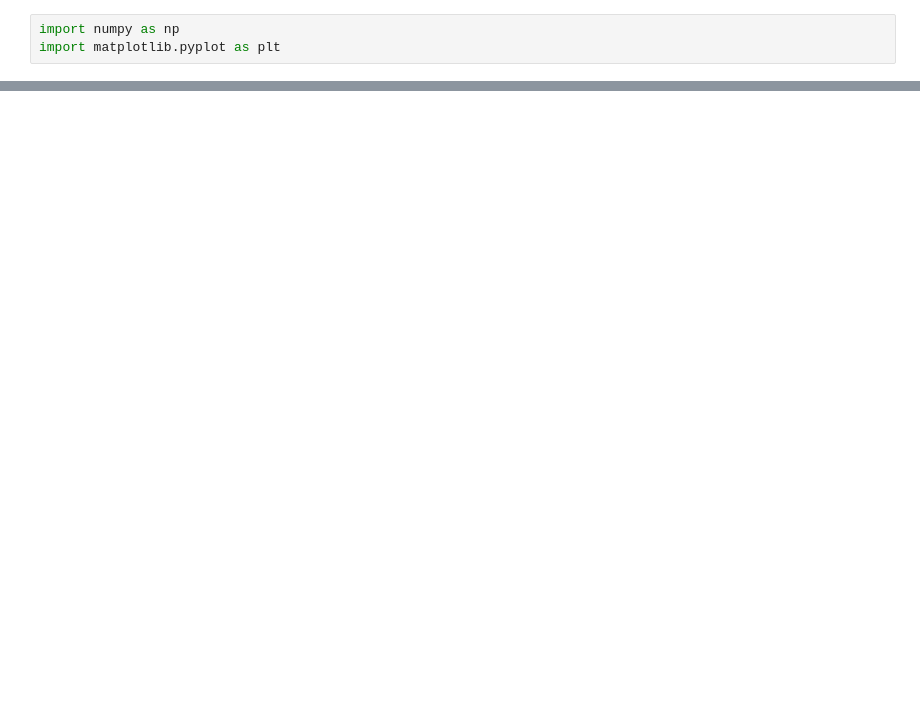
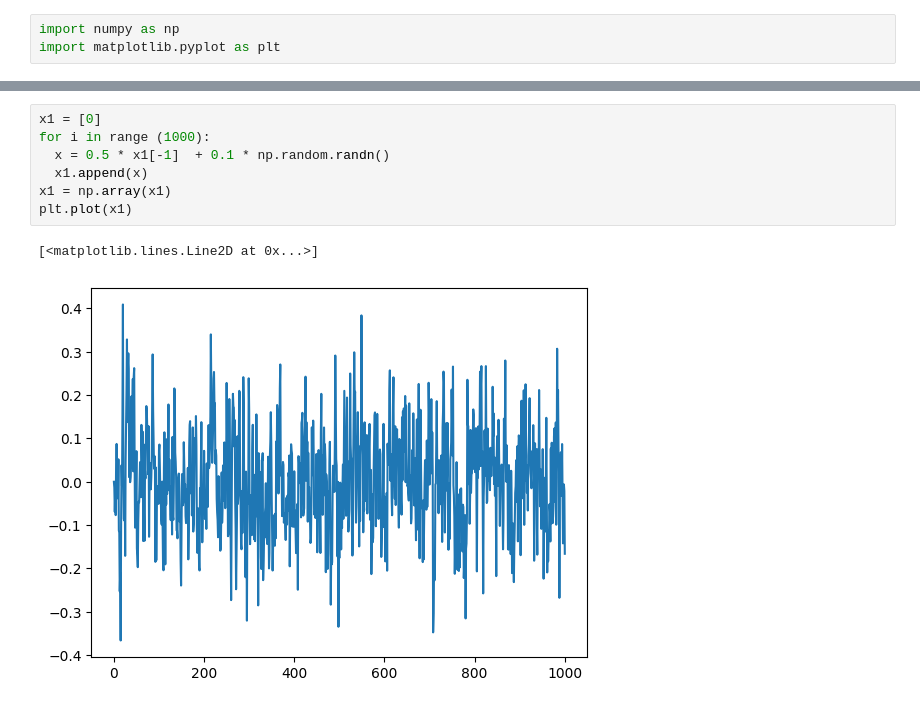
Before and after one commit to babakkeshavarz/time_series, a Jupyter notebook: PACF_and_ACF.ipynb, the cells around one changed output, grey strips where cells are left out. Drawn from its saved outputs; the diff is of its cells as text; blank space fills up the shorter version.

```diff
--- a/PACF_and_ACF.ipynb
+++ b/PACF_and_ACF.ipynb
@@ -19,0 +22,10 @@ plot_pacf(x0 , ax)
+# %%
+x1 = [0]
+for i in range (1000):
+  x = 0.5 * x1[-1]  + 0.1 * np.random.randn()
+  x1.append(x)
+x1 = np.array(x1)
+plt.plot(x1)
+# %% [output]
+[<matplotlib.lines.Line2D at 0x...>]
+[figure, added]
```
Also changed, not shown: parts of 9 cells of this notebook.
